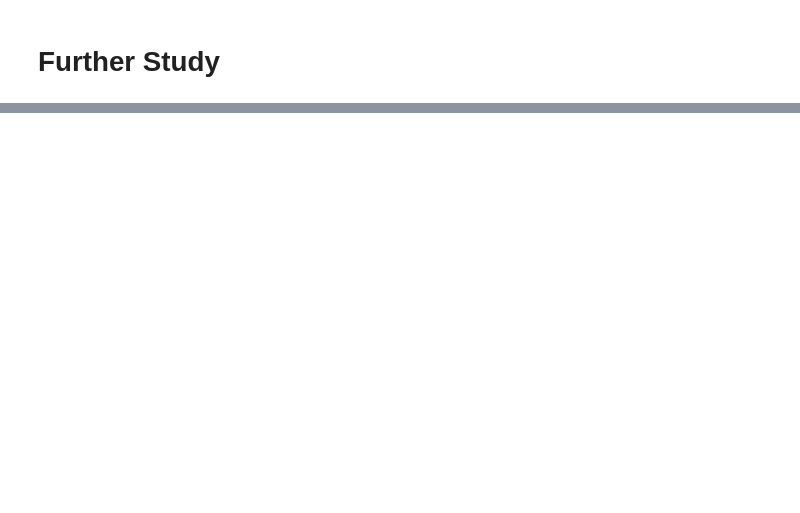
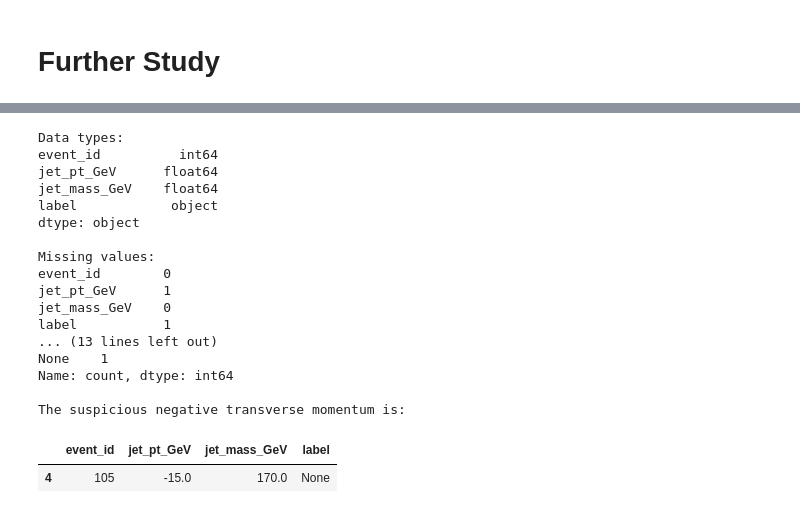
Before and after one commit to chattopadhyayA/ml_course, a Jupyter notebook: content/10_further.ipynb, the cells around one changed output, grey strips where cells are left out. Drawn from its saved outputs; the diff is of its cells as text; code cells hidden in the pictures; blank space fills up the shorter version.

```diff
--- a/content/10_further.ipynb
+++ b/content/10_further.ipynb
@@ -120,0 +247,45 @@ These are not completely separate worlds. Many modern machine learning systems c
+# %%
+messy_events = pd.DataFrame({
+    "event_id": [101, 102, 103, 103, 105],
+    "jet_pt_GeV": [120.0, 85.0, np.nan, 210.0, -15.0],
+    "jet_mass_GeV": [80.4, 12.5, 91.2, 91.2, 170.0],
+    "label": ["W", "q", "Z", "Z", None],
+})
+
+print("Data types:")
+print(messy_events.dtypes)
+
+print("\nMissing values:")
+print(messy_events.isna().sum())
+
+print("\nNumber of duplicated rows:")
+print(messy_events.duplicated().sum())
+
+print("\nNumber of repeated event IDs:")
+print(messy_events["event_id"].duplicated().sum())
+
+print("\nClass counts:")
+print(messy_events["label"].value_counts(dropna=False))
+
+print("\nThe suspicious negative transverse momentum is:")
+messy_events[messy_events["jet_pt_GeV"] < 0]
+# %% [output]
+Data types:
+event_id          int64
+jet_pt_GeV      float64
+jet_mass_GeV    float64
+label            object
+dtype: object
+
+Missing values:
+event_id        0
+jet_pt_GeV      1
+jet_mass_GeV    0
+label           1
+... (13 lines left out)
+None    1
+Name: count, dtype: int64
+
+The suspicious negative transverse momentum is:
+|  | event_id | jet_pt_GeV | jet_mass_GeV | label |
+| 4 | 105 | -15.0 | 170.0 | None |
```
Also changed, not shown: parts of 22 cells of this notebook.
